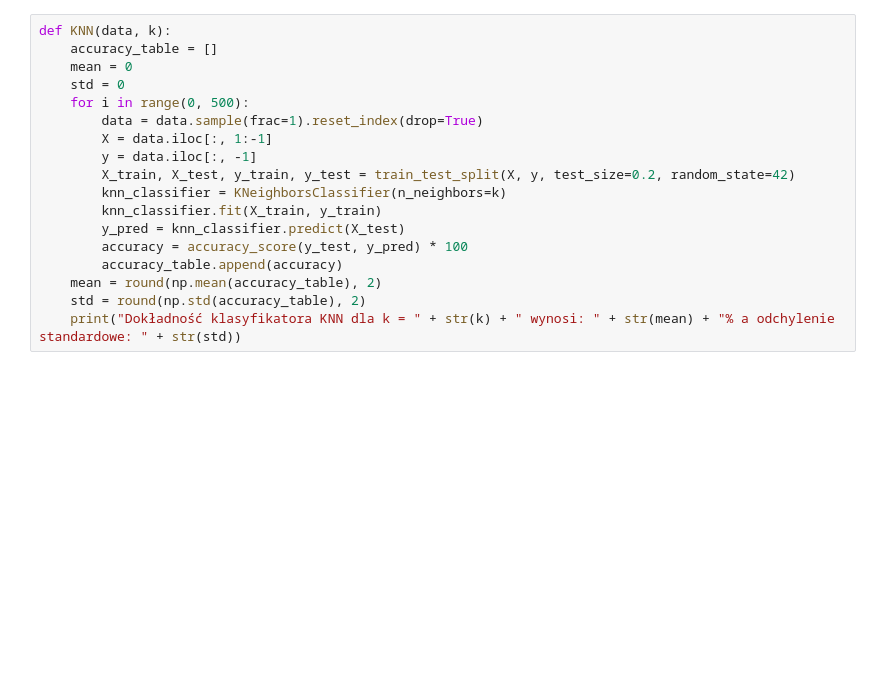
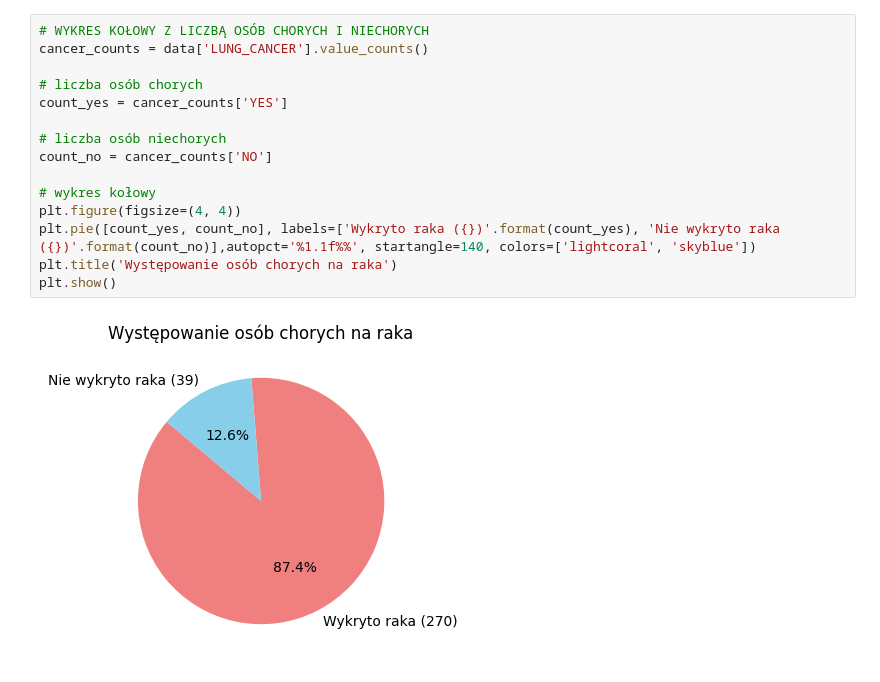
Before and after one commit to Gipsonek123/lung-cancer-prediction-v2, a Jupyter notebook: Project2.ipynb, the cells around one changed output. Saved outputs shown, nothing was run; the diff lists cells and outputs as text; blank space fills up the shorter version.

```diff
--- a/Project2.ipynb
+++ b/Project2.ipynb
@@ -46,19 +31,18 @@ data
 # %%
-def KNN(data, k):
-    accuracy_table = []
-    mean = 0
-    std = 0
-    for i in range(0, 500):
-        data = data.sample(frac=1).reset_index(drop=True)
-        X = data.iloc[:, 1:-1]
-        y = data.iloc[:, -1]
-        X_train, X_test, y_train, y_test = train_test_split(X, y, test_size=0.2, random_state=42)
-        knn_classifier = KNeighborsClassifier(n_neighbors=k)
-        knn_classifier.fit(X_train, y_train)
-        y_pred = knn_classifier.predict(X_test)
-        accuracy = accuracy_score(y_test, y_pred) * 100
-        accuracy_table.append(accuracy)
-    mean = round(np.mean(accuracy_table), 2)
-    std = round(np.std(accuracy_table), 2)
-    print("Dokładność klasyfikatora KNN dla k = " + str(k) + " wynosi: " + str(mean) + "% a odchylenie standardowe: " + str(std))
+# WYKRES KOŁOWY Z LICZBĄ OSÓB CHORYCH I NIECHORYCH
+cancer_counts = data['LUNG_CANCER'].value_counts()
+
+# liczba osób chorych
+count_yes = cancer_counts['YES']
+
+# liczba osób niechorych
+count_no = cancer_counts['NO']
+
+# wykres kołowy
+plt.figure(figsize=(4, 4))
+plt.pie([count_yes, count_no], labels=['Wykryto raka ({})'.format(count_yes), 'Nie wykryto raka ({})'.format(count_no)],autopct='%1.1f%%', startangle=140, colors=['lightcoral', 'skyblue'])
+plt.title('Występowanie osób chorych na raka')
+plt.show()
+# %% [output]
+[figure, added]
 # %%
```
Also changed, not shown: parts of 34 cells of this notebook, 6 other files.
